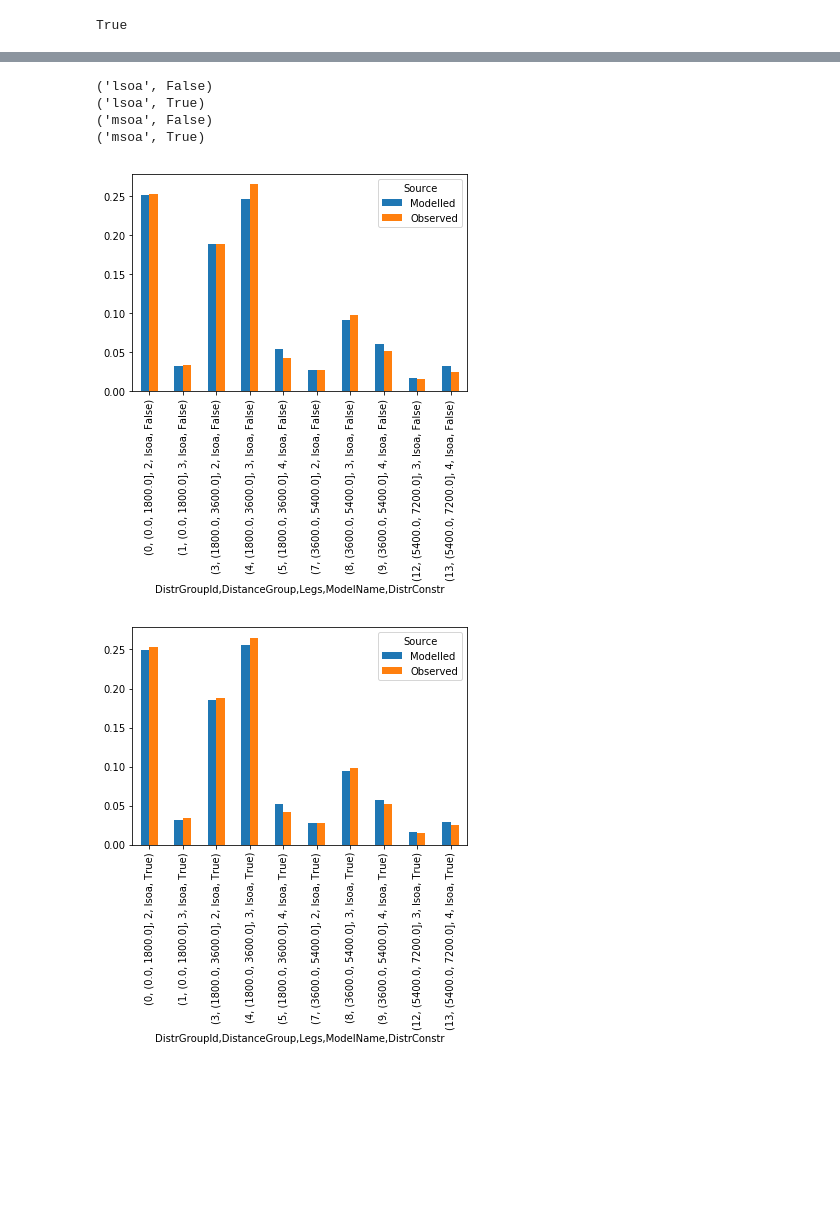
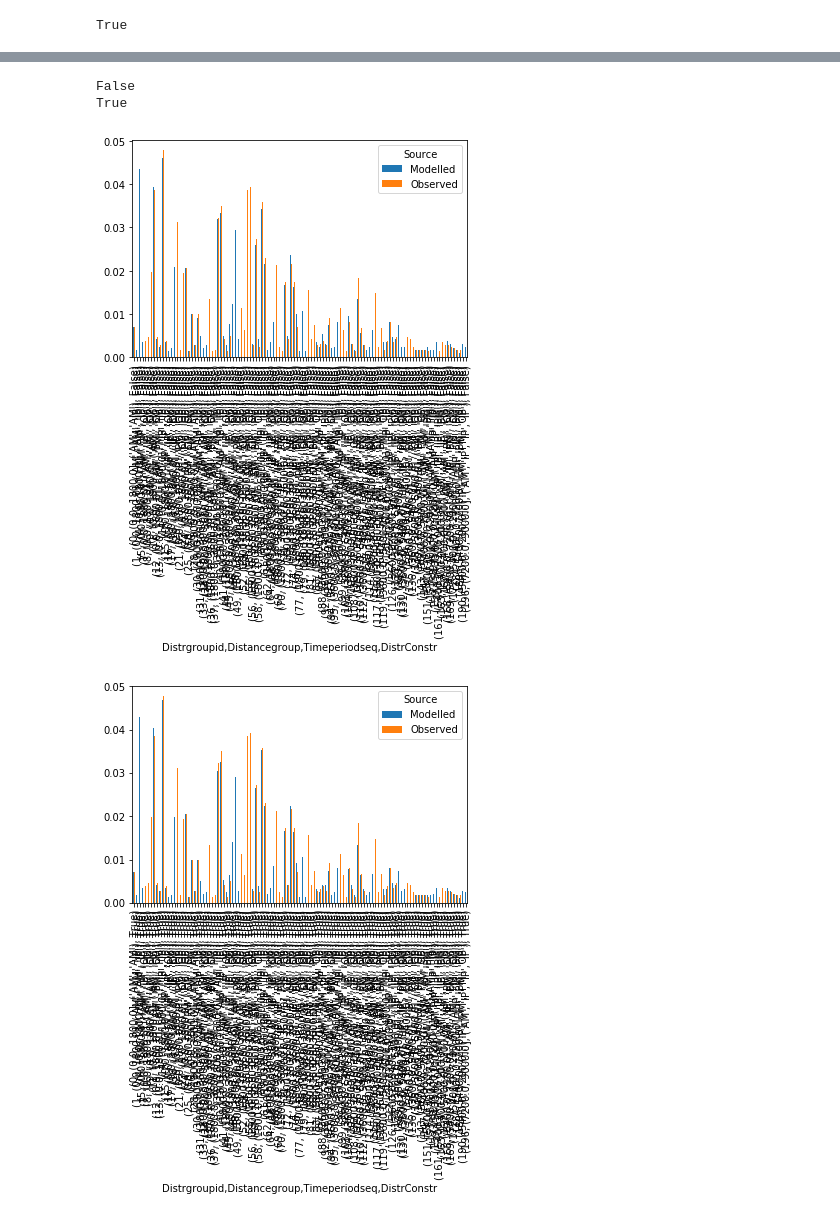
Before and after one commit to harisbal/od2trs, a Jupyter notebook: analysis/optimisation_results.ipynb, the cells around one changed output, grey strips where cells are left out. Cells and saved outputs as stored; diff of their text form; code cells hidden in the pictures; blank space fills up the shorter version.

```diff
--- a/analysis/optimisation_results.ipynb
+++ b/analysis/optimisation_results.ipynb
@@ -17,12 +10,17 @@ import json
 # %%
 data_sources = ['mnd_TSC']
-model_names = ['lsoa', 'msoa']
-run_names = ['sample_perc_10']
+
+distr_dims = ['-'.join(['Distancegroup', 'Timeperiodseq']),
+              '-'.join(['Distancegroup', 'Legs'])]
+
+aggr_levels = ['lsoa']
+sample_sizes = ['sample_perc_10']
+
 export = True
 out_folder = r'./outputs'
 tolerance = 0.01
 
-run_info = list(itertools.product(data_sources, model_names, run_names))
+run_info = list(itertools.product(data_sources, distr_dims, aggr_levels, sample_sizes))
 # %%
 def prepare_results_filepaths(flpaths, run_results_fldr):
 
@@ -182,11 +180,14 @@ def include_run_info(df, d_run_params):
     return df
 # %%
 def prepare_run_info_dict(run_params):
-    data_source, model_name, run_name, legs, trips_thresh, distr_constr_enabled = run_params
+    (data_source, distr_dims, aggr_level, sample_size,
+     legs, trips_thresh, distr_constr_enabled) = run_params
+
     d_run_params = dict()
     d_run_params['DataSource'] = data_source
-    d_run_params['ModelName'] = model_name
-    d_run_params['RunName'] = run_name
+    d_run_params['AggrLevel'] = aggr_level
+    d_run_params['SampleSize'] = sample_size
+    d_run_params['DistrDims'] = distr_dims
     d_run_params['MaxLegs'] = int(legs)
     d_run_params['TripsThresh'] = int(trips_thresh)
     d_run_params['DistrConstr'] = distr_constr_enabled
@@ -194,10 +195,10 @@ def prepare_run_info_dict(run_params):
 # %%
 def main(model_info):
 
-    data_source, model_name, run_name = model_info
+    data_source, distr_dims, aggr_level, sample_size = model_info
 
-    results_folder = r'../od2tcs/outputs/{}/{}/{}'.format(data_source, model_name, run_name)
-    generation_inputs_fldr = r'../od2tcs/inputs/{}/{}/{}'.format(data_source, model_name, run_name)
+    results_folder = r'../outputs/{}/{}/{}/{}'.format(data_source, distr_dims, aggr_level, sample_size)
+    generation_inputs_fldr = r'../inputs/{}/{}/{}'.format(data_source, aggr_level, sample_size)
 
     params = get_input_params_from_folder(results_folder)
 
@@ -216,7 +217,7 @@ def main(model_info):
     tours_obs = pd.read_csv(flpaths['tours_obs_descr'], index_col=[0, 1])
 
     for legs, trips_thresh, distr_constr_enabled in params:
-        print(model_name)
+        print(aggr_level)
         print(legs, trips_thresh, distr_constr_enabled)
         run_info = model_info.copy()
 
@@ -354,7 +343,9 @@ df.style.format({
 # %%
 filters = dict()
 filters['DataSource'] = 'mnd_TSC'
-filters['RunName'] = 'sample_perc_10'
+filters['DistrDims'] = 'Distancegroup-Timeperiodseq'
+filters['AggrLevel'] = 'lsoa'
+filters['SampleSize'] = 'sample_perc_10'
 filters['MaxLegs'] = 5
 filters['TripsThresh'] = 1
 # %%
@@ -367,20 +358,18 @@ if filters:
 else:
     analysis_comp = comparisons.copy()
 # %%
-grpby_lvls = ['DataSource', 'ModelName', 'RunName',
+grpby_lvls = ['DataSource', 'AggrLevel', 'SampleSize',
               'MaxLegs', 'TripsThresh', 'DistrConstr']
 
 grpby_lvls = [gl for gl in grpby_lvls if gl not in list(filters.keys())]
 
 dfg = analysis_comp['distrs'].groupby(level=grpby_lvls)
 for k, g in dfg:
     print(k)
     plt = g.unstack('Source')
     plt.plot(kind='bar')
 # %% [output]
-('lsoa', False)
-('lsoa', True)
-('msoa', False)
-('msoa', True)
+False
+True
-[figure, old version]
+[figure, new version]
-[figure, old version]
+[figure, new version]
```
Also changed, not shown: parts of 5 cells of this notebook, 5 other files.
